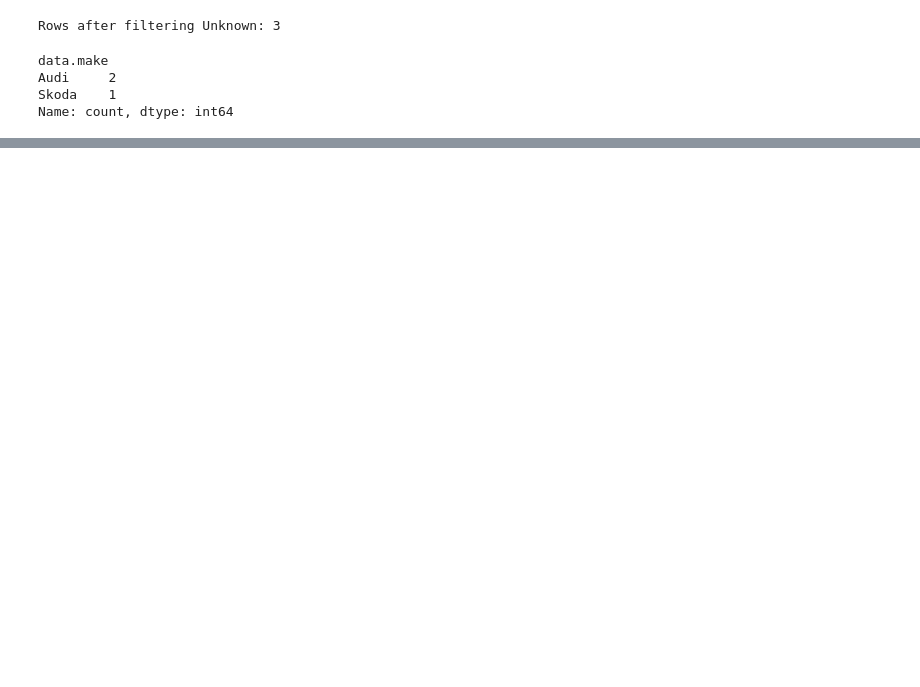
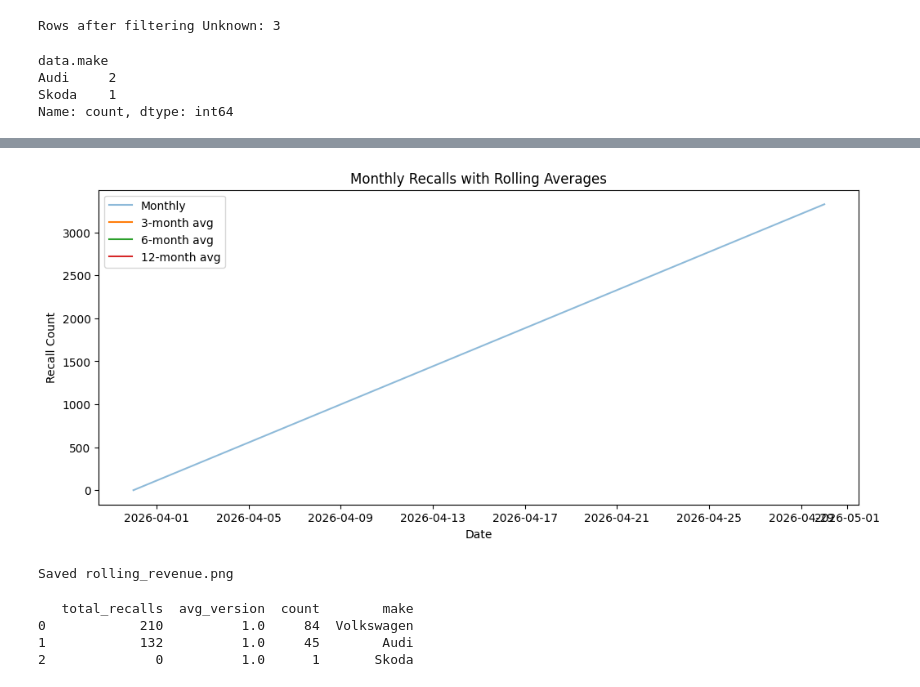
Before and after one commit to karisikajla/Automotive-Industry-Tracker, a Jupyter notebook: notebooks/lab10_data_analysis.ipynb, the cells around one changed output, grey strips where cells are left out. Saved outputs shown, nothing was run; the diff lists cells and outputs as text; code cells hidden in the pictures; blank space fills up the shorter version.

```diff
--- a/notebooks/lab10_data_analysis.ipynb
+++ b/notebooks/lab10_data_analysis.ipynb
@@ -85,0 +171,5 @@ long_df.head()
+# %%
+from src.analytics.time_series import parse_dates, extract_date_components, monthly_time_series, yearly_time_series, rolling_averages
+
+df_combined, valid, missing = parse_dates(df_combined, date_col="fetched_at")
+print(f"Valid dates: {valid}, Missing: {missing}")
@@ -85,0 +178,3 @@ long_df.head()
+# %%
+df_combined = extract_date_components(df_combined, date_col="fetched_at")
+print(df_combined[["make", "fetched_at", "year", "month", "weekday", "quarter"]].head())
@@ -85,0 +188,5 @@ long_df.head()
+# %%
+monthly = monthly_time_series(df_combined, date_col="fetched_at", value_col="recall_count")
+yearly = yearly_time_series(df_combined, date_col="fetched_at", value_col="recall_count")
+print("Monthly:\n", monthly)
+print("Yearly:\n", yearly)
@@ -85,0 +203,31 @@ long_df.head()
+# %%
+import matplotlib.pyplot as plt
+
+rolling = rolling_averages(monthly, windows=[3, 6, 12])
+
+plt.figure(figsize=(12, 5))
+plt.plot(rolling.index, rolling["value"], label="Monthly", alpha=0.5)
+plt.plot(rolling.index, rolling["rolling_3"], label="3-month avg")
+plt.plot(rolling.index, rolling["rolling_6"], label="6-month avg")
+plt.plot(rolling.index, rolling["rolling_12"], label="12-month avg")
+plt.title("Monthly Recalls with Rolling Averages")
+plt.xlabel("Date")
+plt.ylabel("Recall Count")
+plt.legend()
+plt.savefig("../data/processed/analytics/rolling_revenue.png")
+plt.show()
+print("Saved rolling_revenue.png")
+# %% [output]
+[figure, added]
+Saved rolling_revenue.png
+# %%
+from src.analytics.mongo_pipeline import get_mongo_collection, run_aggregation_pipeline
+
+collection = get_mongo_collection(db_name="automotive_pipeline", collection_name="raw_recalls")
+df_mongo_agg = run_aggregation_pipeline(collection)
+print(df_mongo_agg)
+# %% [output]
+   total_recalls  avg_version  count        make
+0            210          1.0     84  Volkswagen
+1            132          1.0     45        Audi
+2              0          1.0      1       Skoda
```
Also changed, not shown: parts of 18 cells of this notebook.
